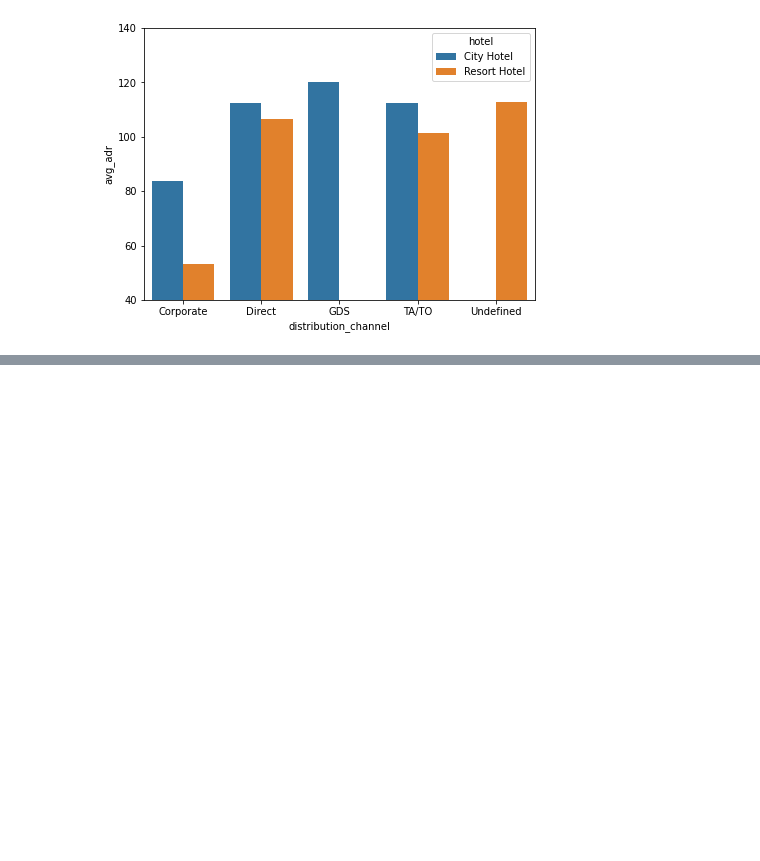
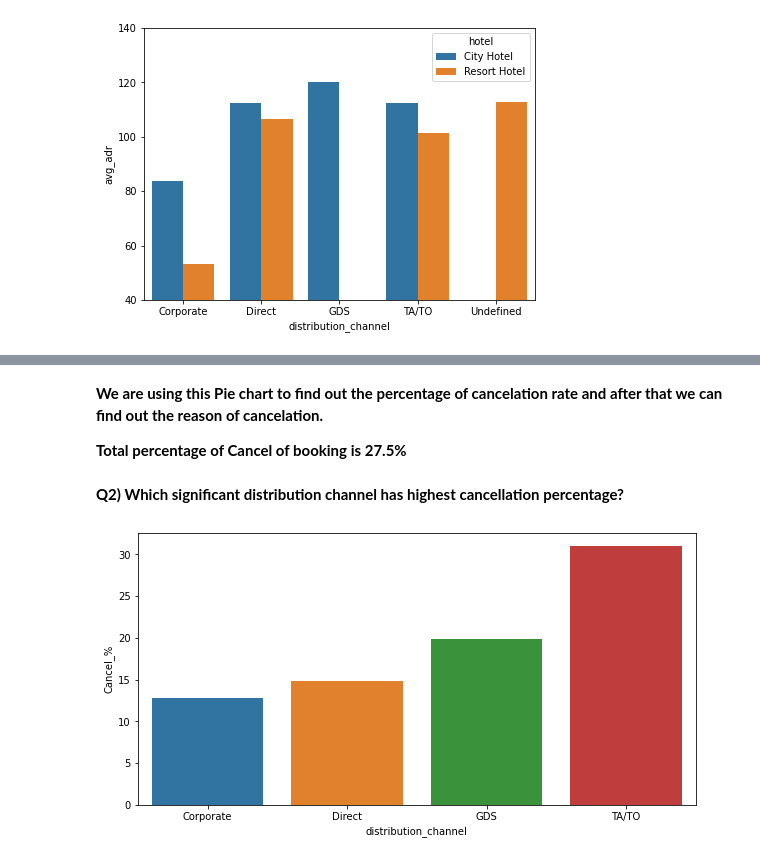
Before and after one commit to bikashsasmal/EDA-Group-Hotel-Booking-Analysis---Capstone-Project-1-.ipynb-by-rebooters, a Jupyter notebook: EDA(Group)_Hotel_Booking_Analysis_Capstone_Project_1_ipynb_by_rebooters.ipynb, the cells around one changed output, grey strips where cells are left out. Saved outputs shown, nothing was run; the diff lists cells and outputs as text; code cells hidden in the pictures; blank space fills up the shorter version.

```diff
--- a/EDA(Group)_Hotel_Booking_Analysis_Capstone_Project_1_ipynb_by_rebooters.ipynb
+++ b/EDA(Group)_Hotel_Booking_Analysis_Capstone_Project_1_ipynb_by_rebooters.ipynb
@@ -673,0 +727,13 @@ Resort hotel has more revnue generating deals by direct and TA/TO channel. Resor
+# %% [markdown]
+**We are using this Pie chart to find out the percentage of cancelation rate and after that we can find out the reason of cancelation.**
+
+**Total percentage of Cancel of booking is 27.5%**
+# %% [markdown]
+**Q2) Which significant distribution channel has highest cancellation percentage?**
+# %%
+d1 = pd.DataFrame((group_by_dc['is_canceled'].sum()/group_by_dc.size())*100).drop(index = 'Undefined').rename(columns = {0: 'Cancel_%'})
+plt.figure(figsize = (10,5))
+sns.barplot(x = d1.index, y = d1['Cancel_%'])
+plt.show()
+# %% [output]
+[figure, added]
```
Also changed, not shown: parts of 85 cells of this notebook.
